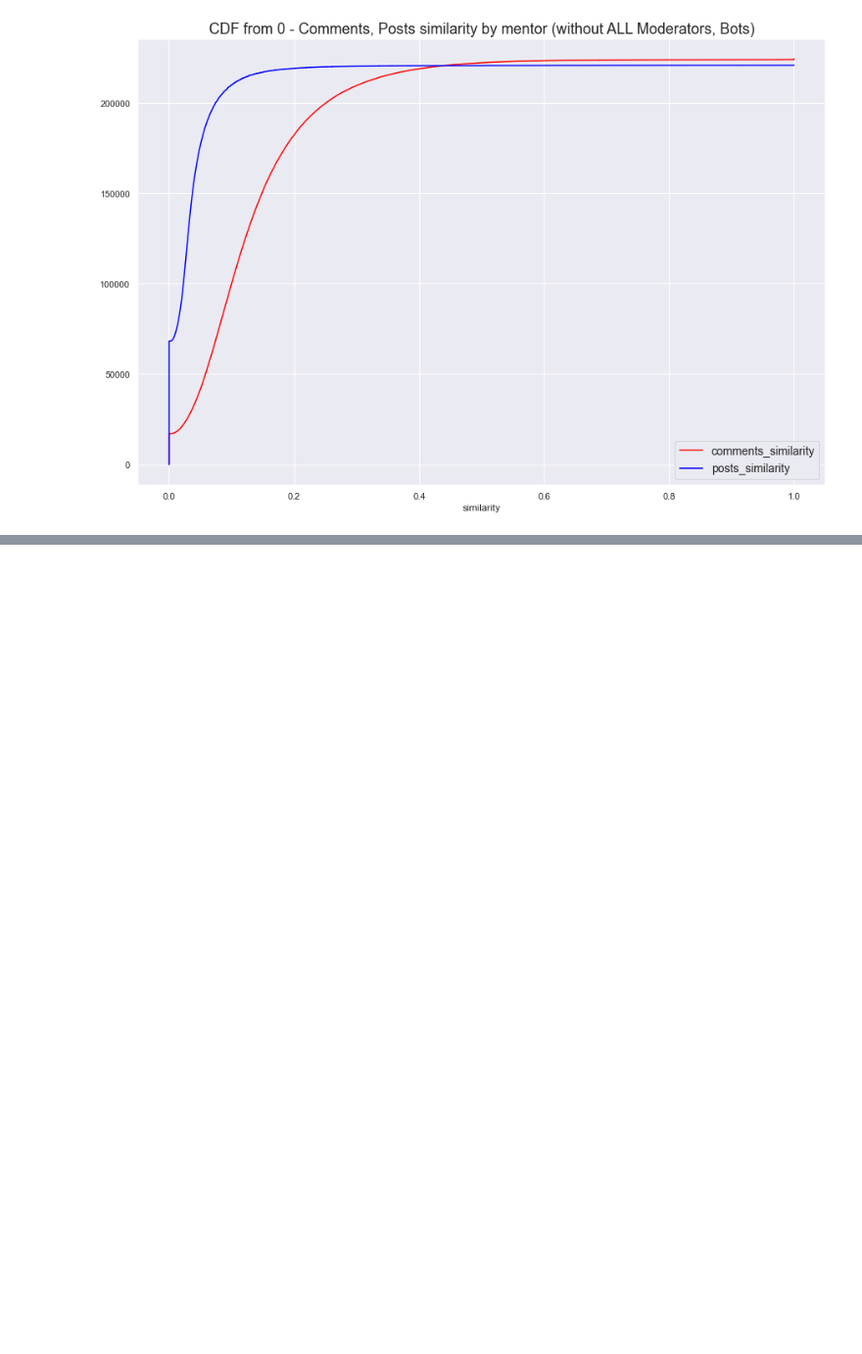
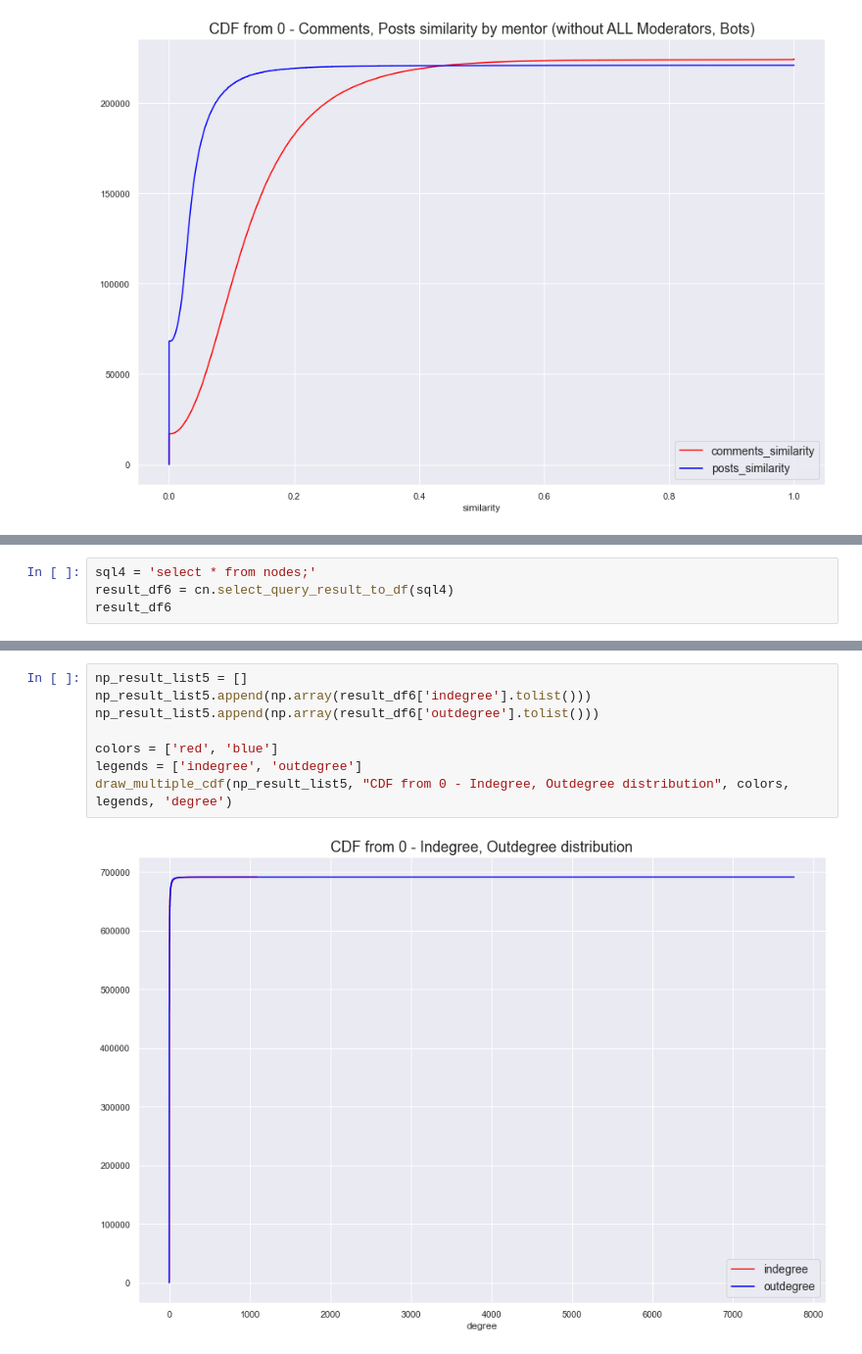
Before and after one commit to tr0up2r/plotting-and-graph-analysis, a Jupyter notebook: cdf_from_zero.ipynb, the cells around one changed output, grey strips where cells are left out. Shown: that part at 98% size. Drawn from its saved outputs; the diff is of its cells as text; blank space fills up the shorter version.

Commit message:
indegree, outdegree cdf 추가.

```diff
--- a/cdf_from_zero.ipynb
+++ b/cdf_from_zero.ipynb
@@ -175,0 +193,4 @@ draw_multiple_cdf(np_result_list4, 'CDF from 0 - RANDOM 4 Comments, 4 Posts pair
+# %%
+sql4 = 'select * from nodes;'
+result_df6 = cn.select_query_result_to_df(sql4)
+result_df6
@@ -175,0 +211,10 @@ draw_multiple_cdf(np_result_list4, 'CDF from 0 - RANDOM 4 Comments, 4 Posts pair
+# %%
+np_result_list5 = []
+np_result_list5.append(np.array(result_df6['indegree'].tolist()))
+np_result_list5.append(np.array(result_df6['outdegree'].tolist()))
+
+colors = ['red', 'blue']
+legends = ['indegree', 'outdegree']
+draw_multiple_cdf(np_result_list5, "CDF from 0 - Indegree, Outdegree distribution", colors, legends, 'degree')
+# %% [output]
+[figure, added]
```
Also changed, not shown: parts of 15 cells of this notebook.
